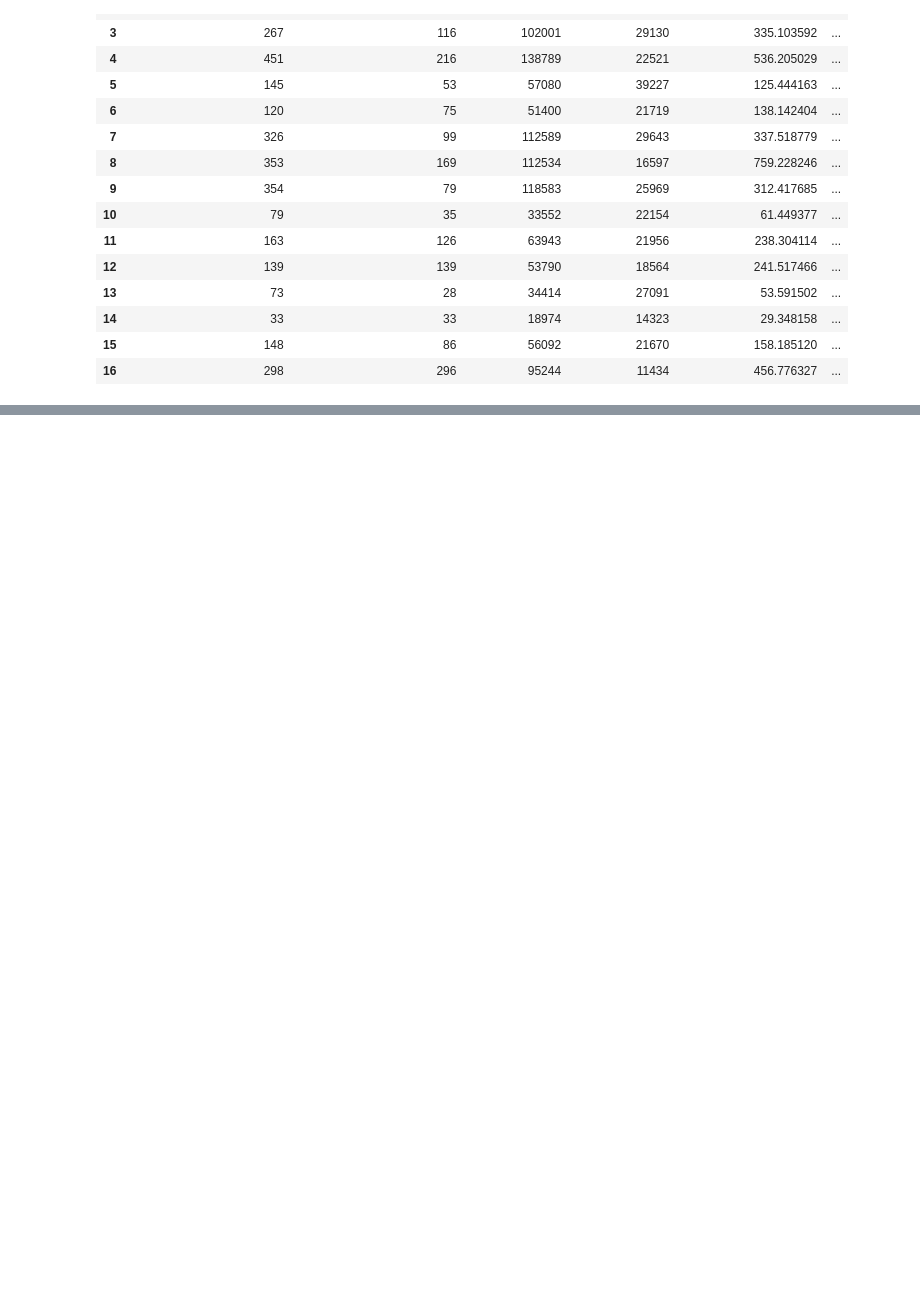
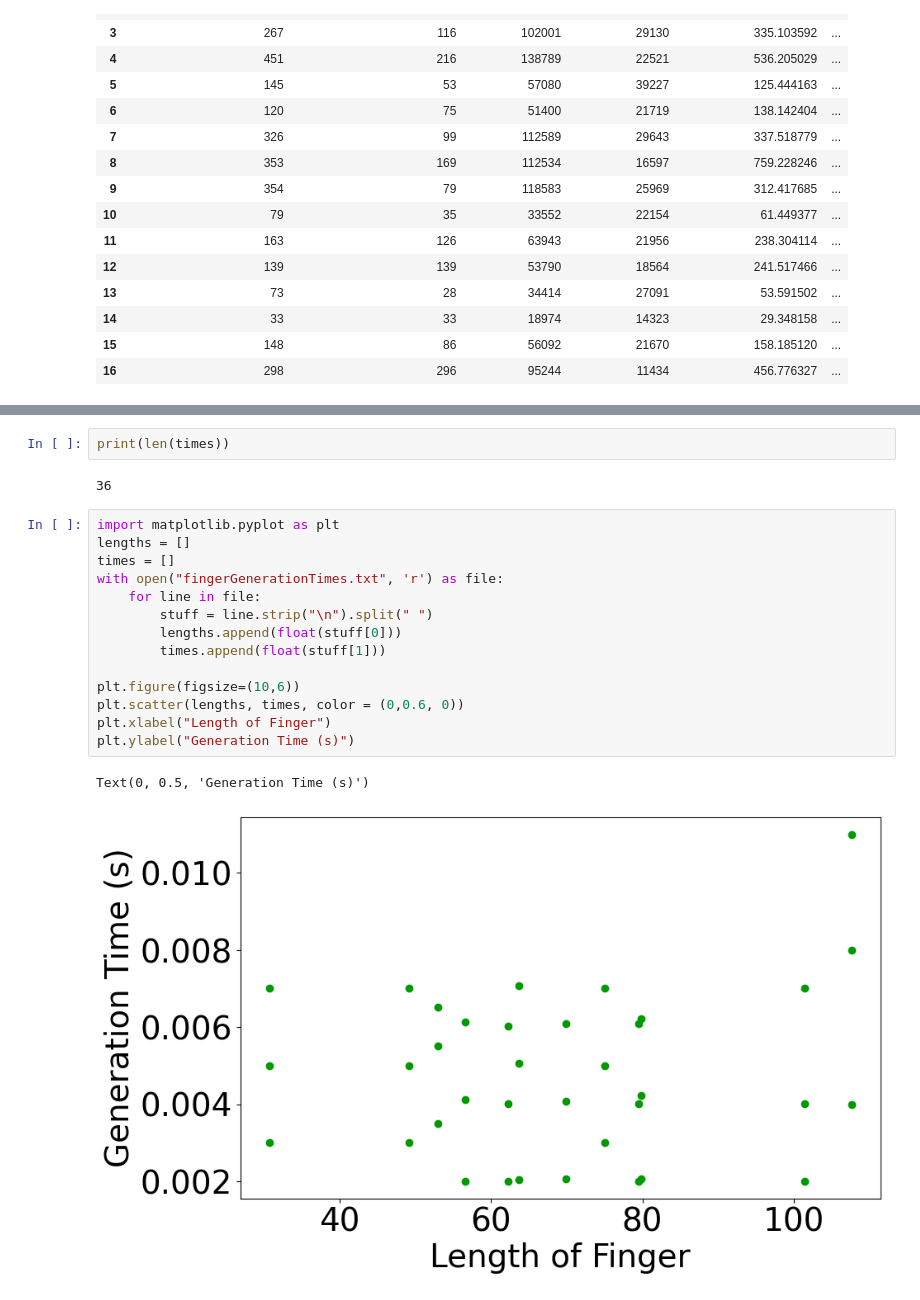
Before and after one commit to kaleFruit/Partial-Prostheses, a Jupyter notebook: strengthAnalysis/analysis.ipynb, the cells around one changed output, grey strips where cells are left out. Saved outputs shown, nothing was run; the diff lists cells and outputs as text; blank space fills up the shorter version.

```diff
--- a/strengthAnalysis/analysis.ipynb
+++ b/strengthAnalysis/analysis.ipynb
@@ -247,0 +277,21 @@ Text(42.722222222222214, 0.5, 'Generation Duration (s)')
+# %%
+print(len(times))
+# %% [output]
+36
+# %%
+import matplotlib.pyplot as plt
+lengths = []
+times = []
+with open("fingerGenerationTimes.txt", 'r') as file:
+    for line in file:
+        stuff = line.strip("\n").split(" ")
+        lengths.append(float(stuff[0]))
+        times.append(float(stuff[1]))
+
+plt.figure(figsize=(10,6))
+plt.scatter(lengths, times, color = (0,0.6, 0))
+plt.xlabel("Length of Finger")
+plt.ylabel("Generation Time (s)")
+# %% [output]
+Text(0, 0.5, 'Generation Time (s)')
+[figure, added]
```
Also changed, not shown: parts of 8 cells of this notebook, 30 other files.
